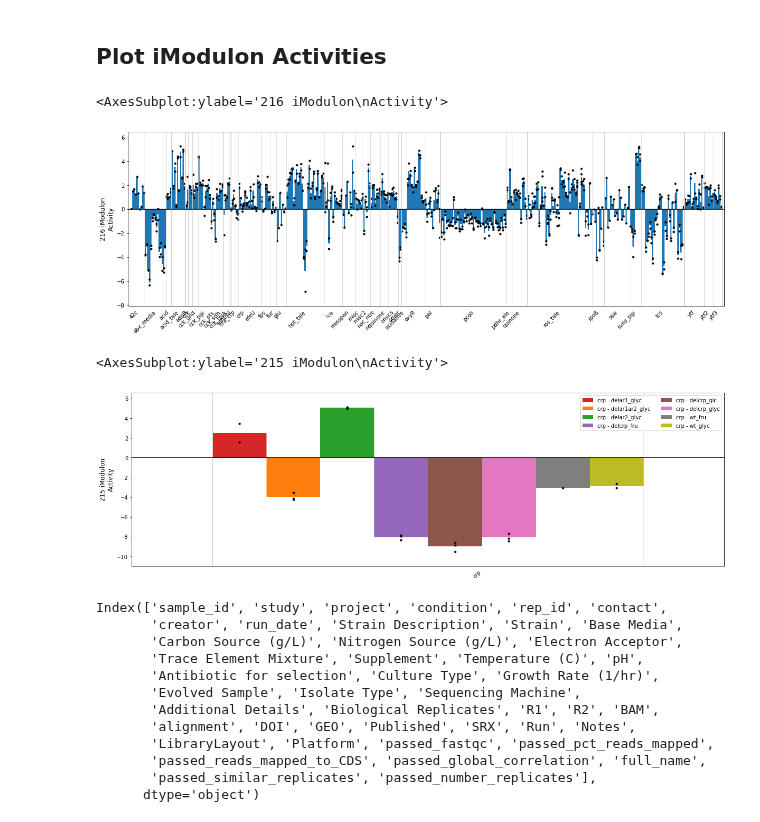
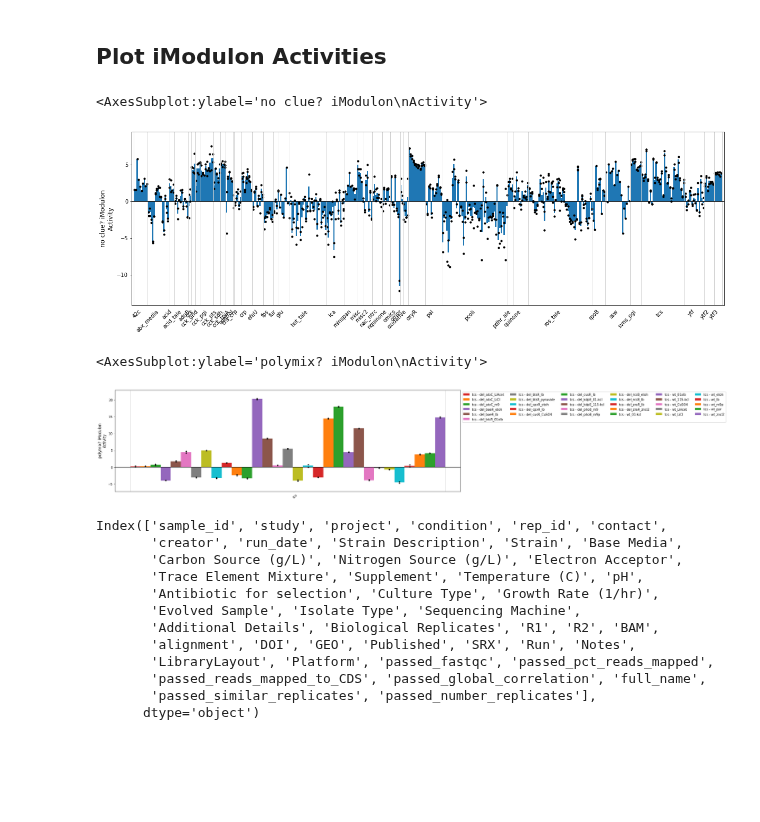
Before and after one commit to SBRG/precise2, a Jupyter notebook: notebooks/manual_imodulon_annotation.ipynb, the cells around one changed output. Saved outputs shown, nothing was run; the diff lists cells and outputs as text; code cells hidden in the pictures; blank space fills up the shorter version.

Commit message:
Update iModulon annotation, clustering analysis

```diff
--- a/notebooks/manual_imodulon_annotation.ipynb
+++ b/notebooks/manual_imodulon_annotation.ipynb
@@ -18,0 +32,4 @@ iM_to_annotate
+# %%
+#iM_to_annotate = list(ims_to_annotate.index)[35]
+iM_to_annotate = 'NsrR'
+iM_to_annotate
@@ -57,14 +86,14 @@ imod_genes.sort_values(by='gene_weight', ascending=False)
 _, ax = plt.subplots(figsize=(20, 6))
 plot_activities(ica_data,iM_to_annotate, ax=ax)
 # %% [output]
-<AxesSubplot:ylabel='216 iModulon\nActivity'>
+<AxesSubplot:ylabel='no clue? iModulon\nActivity'>
-[figure, old version]
+[figure, new version]
 # %%
 _, ax = plt.subplots(figsize=(20, 6))
-plot_activities(ica_data,iM_to_annotate, projects='crp', ax=ax)
+plot_activities(ica_data,iM_to_annotate, projects='tcs', ax=ax)
 # %% [output]
-<AxesSubplot:ylabel='215 iModulon\nActivity'>
+<AxesSubplot:ylabel='polymix? iModulon\nActivity'>
-[figure, old version]
+[figure, new version]
 # %%
 pd.set_option('display.max_rows', 200)
 # %%
```
Also changed, not shown: parts of 6 cells of this notebook, 3 other files.
